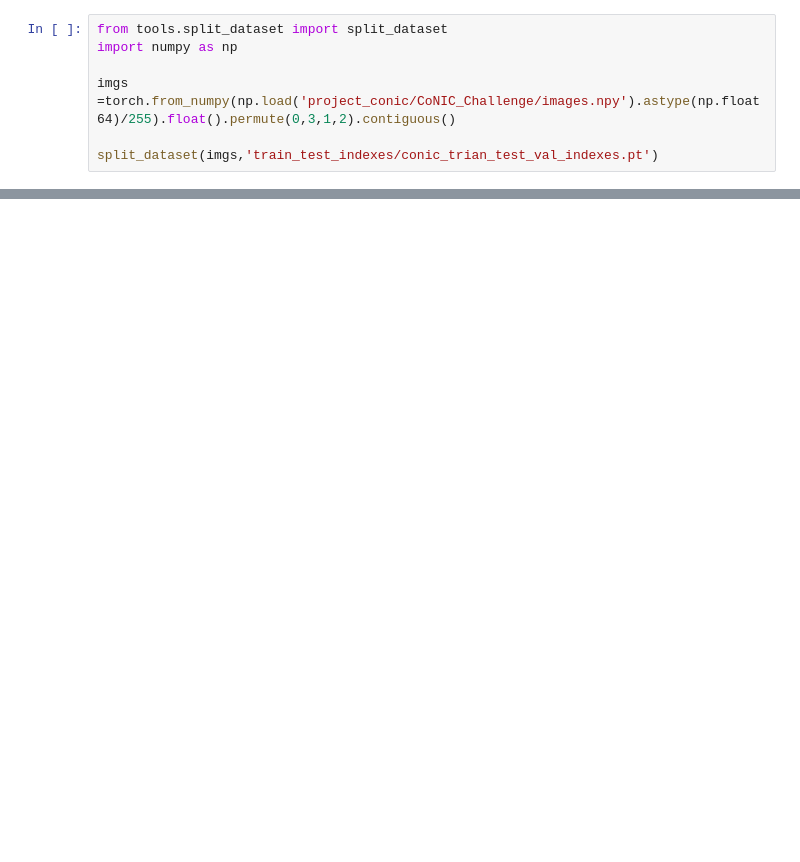
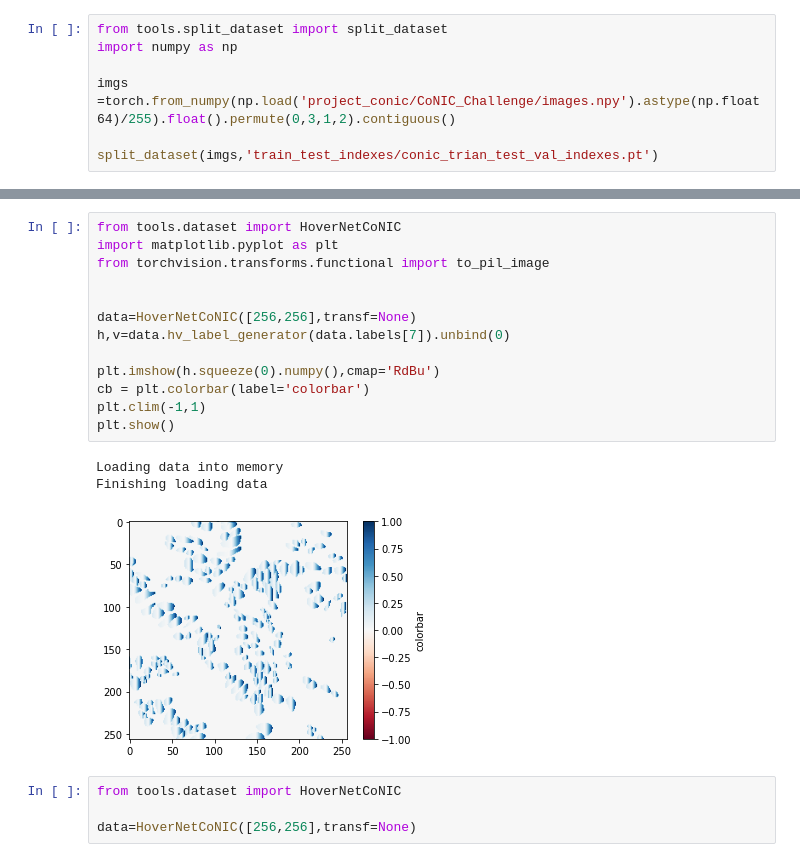
Before and after one commit to meihuanyuyuyu/CellMaskNet, a Jupyter notebook: testcode.ipynb, the cells around one changed output, grey strips where cells are left out. Saved outputs shown, nothing was run; the diff lists cells and outputs as text; blank space fills up the shorter version.

```diff
--- a/testcode.ipynb
+++ b/testcode.ipynb
@@ -78,0 +118,21 @@ split_dataset(imgs,'train_test_indexes/conic_trian_test_val_indexes.pt')
+# %%
+from tools.dataset import HoverNetCoNIC
+import matplotlib.pyplot as plt
+from torchvision.transforms.functional import to_pil_image
+
+
+data=HoverNetCoNIC([256,256],transf=None)
+h,v=data.hv_label_generator(data.labels[7]).unbind(0)
+
+plt.imshow(h.squeeze(0).numpy(),cmap='RdBu')
+cb = plt.colorbar(label='colorbar')
+plt.clim(-1,1)
+plt.show()
+# %% [output]
+Loading data into memory
+Finishing loading data
+[figure, added]
+# %%
+from tools.dataset import HoverNetCoNIC
+
+data=HoverNetCoNIC([256,256],transf=None)
```
Also changed, not shown: parts of 15 cells of this notebook, 12 other files.
